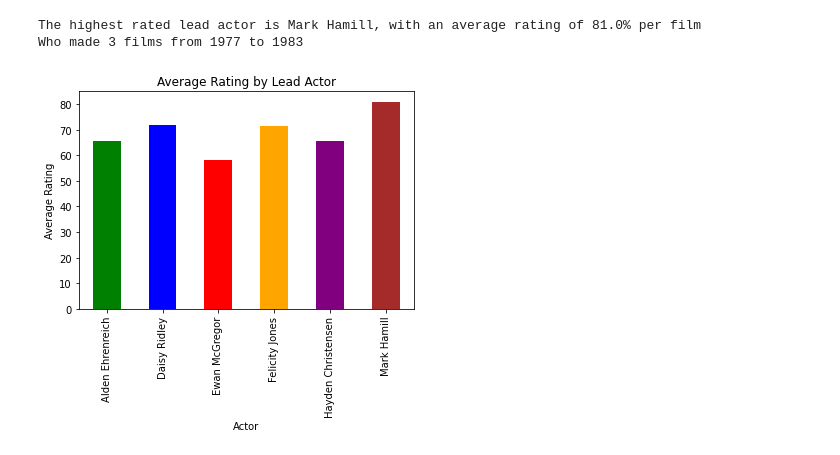
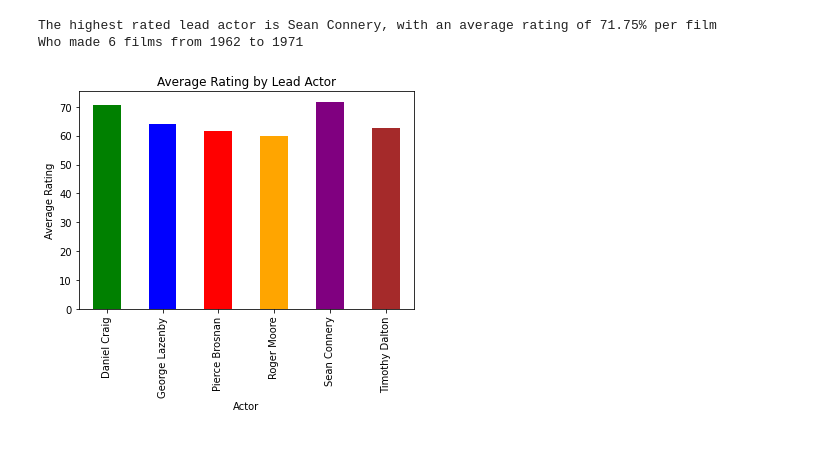
Before and after one commit to ans1080/Project007, a Jupyter notebook: Milestone_II_Analysis.ipynb, the cells around one changed output. Saved outputs shown, nothing was run; the diff lists cells and outputs as text; code cells hidden in the pictures.

```diff
--- a/Milestone_II_Analysis.ipynb
+++ b/Milestone_II_Analysis.ipynb
@@ -5,7 +27,7 @@ import matplotlib.pyplot as plt
 import numpy as np
 
 # Create the dataframe
-df = pd.read_csv('StarWars_data.csv', skiprows=1)  # Change to cloud if time permits
+df = pd.read_csv('data/007_data.csv', skiprows=1)  # Change file to read in here
 df
 # %% [output]
 |  | Title | Year | Actor | US Box Office | International Revenue | Adjusted Revenue | Average Rating | ... |
@@ -125,31 +212,34 @@ Who made 3 films from 1977 to 1983
 # %%
 # Determine the best actor
 # Graph the data
 ActorRatings = df.groupby('Actor')['Average Rating'].mean()
 ActorRatings.plot.bar(color=['green', 'blue', 'red', 'orange', 'purple', 'brown'], ylabel='Average Rating', title='Average Rating by Lead Actor')
 
 # Find the primary data
 highest = 0
 for actor in ActorRatings.keys():
     if ActorRatings[actor] > highest:
         highest = ActorRatings[actor]
         top_actor = actor
 
 # Find the secondary data
 size = len(df.loc[df['Actor'] == top_actor])
 first = 99999
 last = 0
 for index, row in df.iterrows():
     if df.Actor[index] == top_actor:
         if df.Year[index] < first:
             first = df.Year[index]
         if df.Year[index] > last:
             last = df.Year[index]
 
 # Print the Results
 print(f'The highest rated lead actor is {top_actor}, with an average rating of {highest}% per film')
 print(f'Who made {size} films from {first} to {last}')
+
+# Save conclusion data
+final_rated = top_actor
 # %% [output]
-The highest rated lead actor is Mark Hamill, with an average rating of 81.0% per film
-Who made 3 films from 1977 to 1983
+The highest rated lead actor is Sean Connery, with an average rating of 71.75% per film
+Who made 6 films from 1962 to 1971
-[figure, old version]
+[figure, new version]
```
Also changed, not shown: parts of 18 cells of this notebook.
